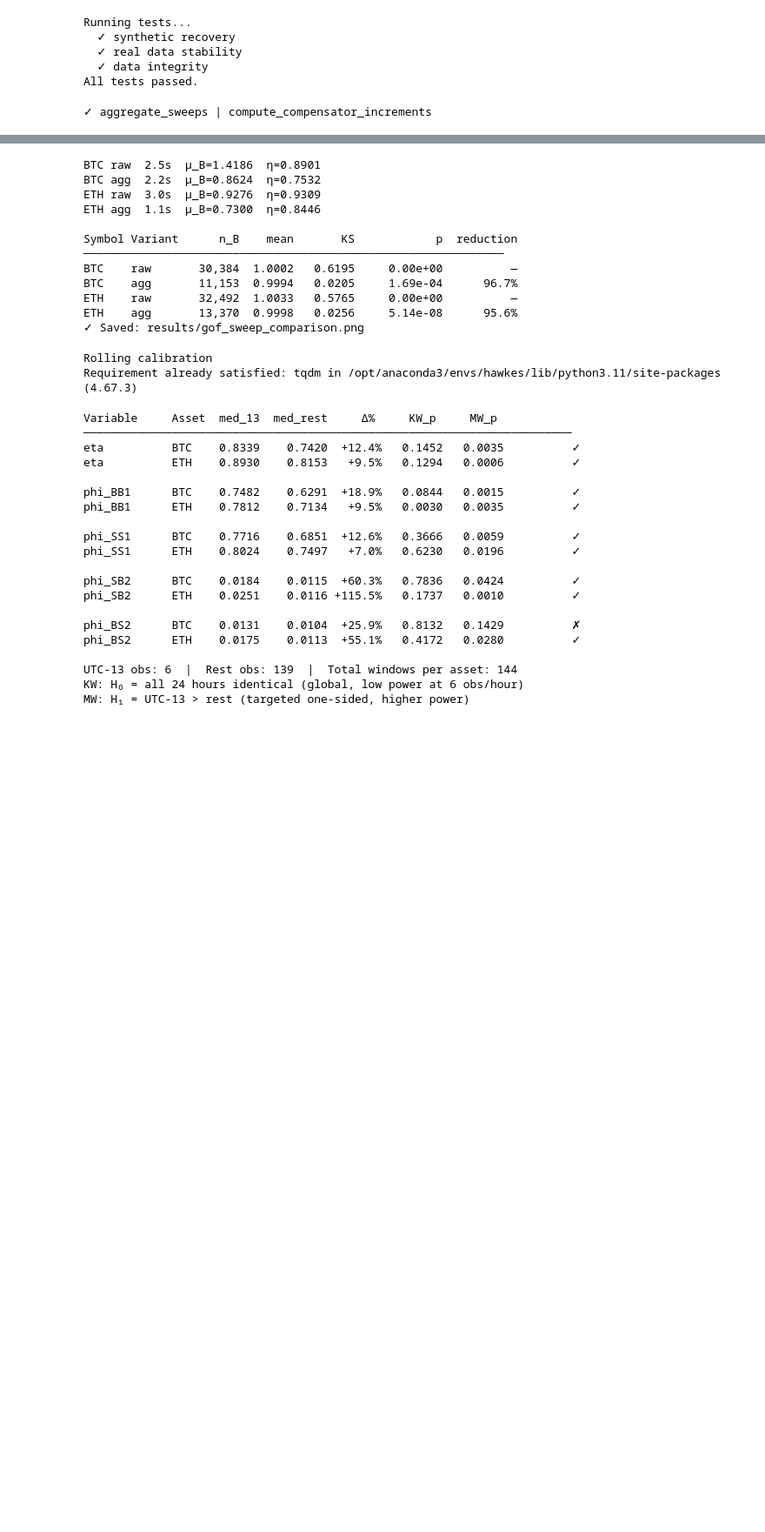
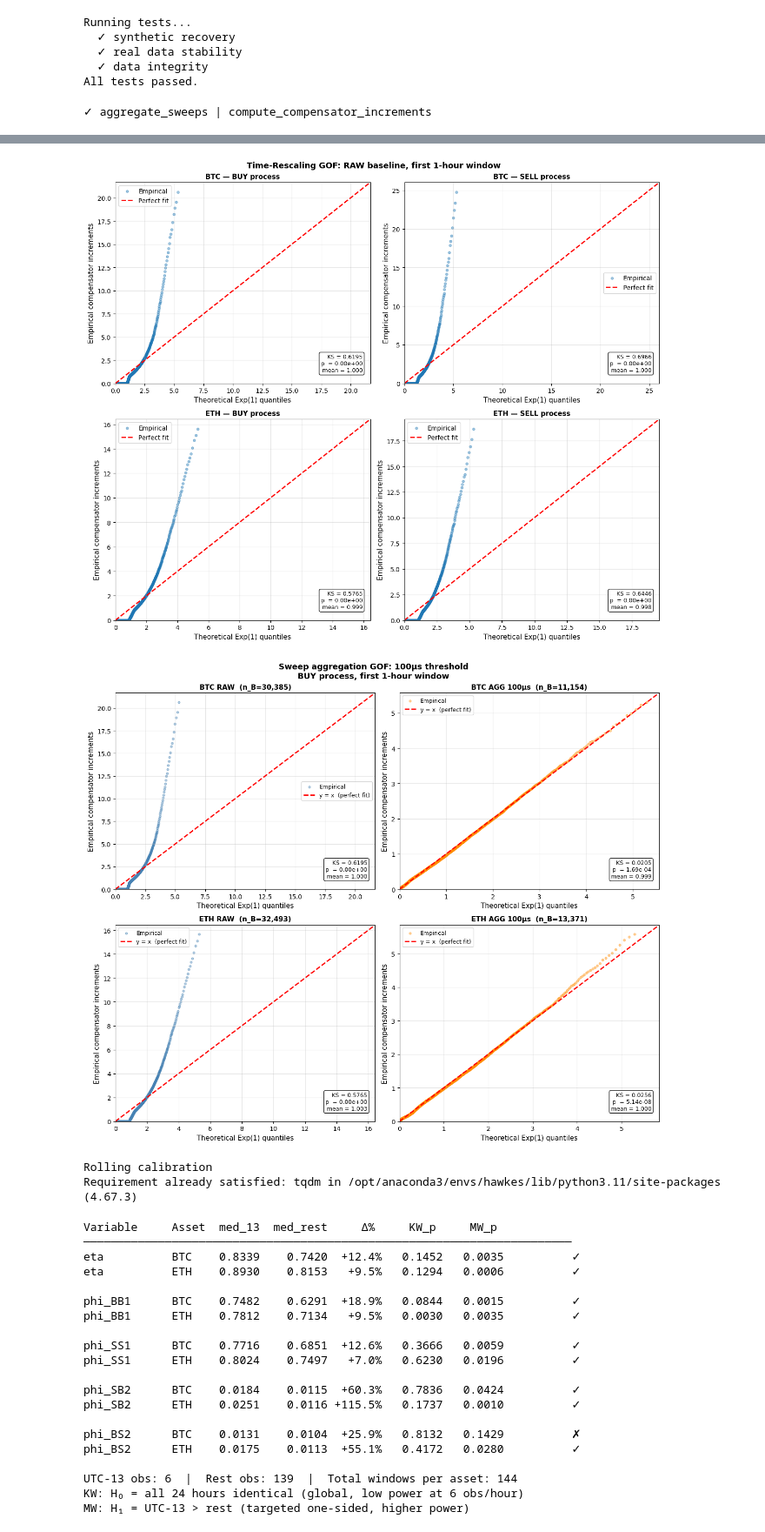
Before and after one commit to Jashwanth537/hawkes-lob, a Jupyter notebook: hawkes/calibration.ipynb, the cells around one changed output, grey strips where cells are left out. Shown at 87% size. Cells and saved outputs as stored; diff of their text form; code cells hidden in the pictures; blank space fills up the shorter version.

Commit message:
Improve readability for results

```diff
--- a/hawkes/calibration.ipynb
+++ b/hawkes/calibration.ipynb
@@ -520,10 +521,10 @@ for sym, (df, t0_us) in sym_data.items():
     print(f"{sym}  raw n_B={len(raw_B):,}  →  agg n_B={len(streams[sym]['agg_B']):,}  "
           f"({100*(1-len(streams[sym]['agg_B'])/len(raw_B)):.1f}% reduction)")
 
-# ── Baseline GOF (raw streams, BUY + SELL, both symbols) ─────────────────────
+# Baseline GOF (raw streams, BUY + SELL, both symbols)
 np.random.seed(0)
 fig, axes = plt.subplots(2, 2, figsize=(13, 11))
-fig.suptitle('Time-Rescaling GOF — RAW baseline, first 1-hour window',
+fig.suptitle('Time-Rescaling GOF: RAW baseline, first 1-hour window',
              fontsize=13, fontweight='bold')
 
 for row, (sym, s) in enumerate(streams.items()):
@@ -538,9 +539,9 @@ for row, (sym, s) in enumerate(streams.items()):
 plt.tight_layout()
 os.makedirs('results', exist_ok=True)
 plt.savefig('results/gof_baseline.png', dpi=150, bbox_inches='tight')
-plt.show()
+# plt.show()
 
-# ── Fit raw and aggregated models ─────────────────────────────────────────────
+# Fit raw and aggregated models
 fits = {sym: {} for sym in sym_data}
 np.random.seed(0)
 for sym, s in streams.items():
@@ -553,7 +554,7 @@ for sym, s in streams.items():
         print(f"{sym} {variant:3s}  {time.time()-tic:.1f}s  "
               f"μ_B={fits[sym][variant]['mu_B']:.4f}  η={fits[sym][variant]['eta']:.4f}")
 
-# ── Compensator increments and KS stats ───────────────────────────────────────
+# Compensator increments and KS stats
 inc = {sym: {} for sym in sym_data}
 ks  = {sym: {} for sym in sym_data}
 for sym, s in streams.items():
@@ -564,7 +565,7 @@ for sym, s in streams.items():
         inc[sym][variant] = compute_compensator_increments(T_B, T_S, fits[sym][variant])
         ks[sym][variant]  = ks_1samp(inc[sym][variant], expon.cdf)
 
-# ── Summary table ─────────────────────────────────────────────────────────────
+# Summary table
 print(f"\n{'Symbol':<6} {'Variant':<8} {'n_B':>7} {'mean':>7} {'KS':>8} {'p':>12} {'reduction':>10}")
 print("─" * 62)
 for sym, s in streams.items():
@@ -575,12 +576,12 @@ for sym, s in streams.items():
                     if variant == 'agg' else '—')
         print(f"{sym:<6} {variant:<8} {n:>7,} {mean:>7.4f} {d:>8.4f} {p:>12.2e} {red:>10}")
 
-# ── 2×2 sweep comparison QQ ───────────────────────────────────────────────────
+# 2×2 sweep comparison QQ
 colors = {'raw': 'steelblue', 'agg': 'darkorange'}
 labels = {'raw': 'RAW', 'agg': f'AGG {GAP_US}µs'}
 
 fig, axes = plt.subplots(2, 2, figsize=(13, 11))
-fig.suptitle(f'Sweep aggregation GOF — {GAP_US}µs threshold\n'
+fig.suptitle(f'Sweep aggregation GOF: {GAP_US}µs threshold\n'
              'BUY process, first 1-hour window', fontsize=13, fontweight='bold')
 
 for row, sym in enumerate(['BTC', 'ETH']):
@@ -593,7 +594,7 @@ for row, sym in enumerate(['BTC', 'ETH']):
 
 plt.tight_layout()
 plt.savefig('results/gof_sweep_comparison.png', dpi=150, bbox_inches='tight')
-plt.show()
+# plt.show()
 print("✓ Saved: results/gof_sweep_comparison.png")
 # %% [output]
 BTC  raw n_B=30,385  →  agg n_B=11,154  (63.3% reduction)
@@ -605,15 +618,5 @@ ETH  raw n_B=32,493  →  agg n_B=13,371  (58.8% reduction)
-BTC raw  2.5s  μ_B=1.4186  η=0.8901
-BTC agg  2.2s  μ_B=0.8624  η=0.7532
-ETH raw  3.0s  μ_B=0.9276  η=0.9309
-ETH agg  1.1s  μ_B=0.7300  η=0.8446
-
-Symbol Variant      n_B    mean       KS            p  reduction
-──────────────────────────────────────────────────────────────
-BTC    raw       30,384  1.0002   0.6195     0.00e+00          —
-BTC    agg       11,153  0.9994   0.0205     1.69e-04      96.7%
-ETH    raw       32,492  1.0033   0.5765     0.00e+00          —
-ETH    agg       13,370  0.9998   0.0256     5.14e-08      95.6%
-✓ Saved: results/gof_sweep_comparison.png
+[figure, added]
+[figure, added]
 # %%
 print("Rolling calibration")
 !pip install tqdm
```
Also changed, not shown: parts of 11 cells of this notebook, 2 other files.
